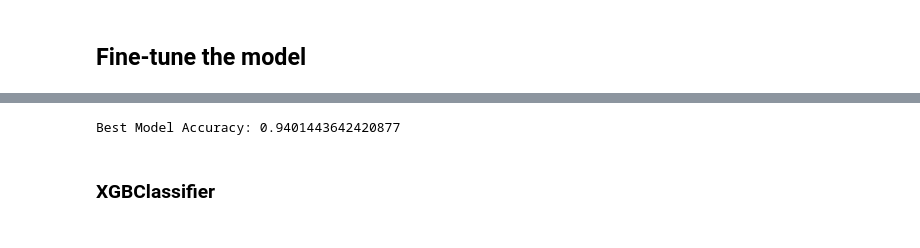
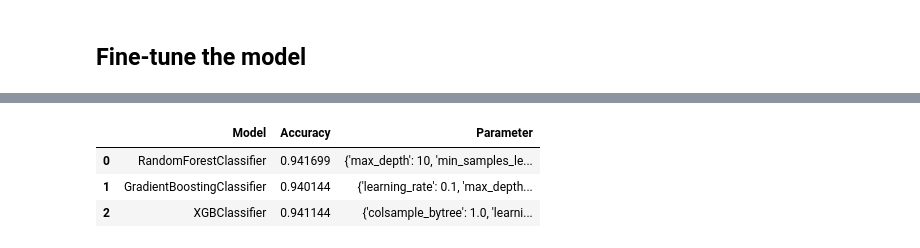
Before and after one commit to BaoDias2505/FinalProject_Introduction-to-data-science, a Jupyter notebook: notebooks/04-Data-Modelling.ipynb, the cells around one changed output, grey strips where cells are left out. Saved outputs shown, nothing was run; the diff lists cells and outputs as text; code cells hidden in the pictures.

```diff
--- a/notebooks/04-Data-Modelling.ipynb
+++ b/notebooks/04-Data-Modelling.ipynb
@@ -208,45 +204,0 @@ HyperParameters: {'learning_rate': 0.1, 'max_depth': 3, 'min_samples_leaf': 1, '
-# %%
-# Train the model with the best hyperparameters
-warnings.filterwarnings("ignore")
-
-X_train_val = np.concatenate((X_train, X_valid), axis=0)
-y_train_val = np.concatenate((y_train, y_valid), axis=0)
-
-best_model = GradientBoostingClassifier(random_state=2023, **best_params)
-best_model.fit(X_train_val, y_train_val)
-
-# Make predictions on the test set using the best model
-y_pred_best = best_model.predict(X_test)
-
-# Evaluate the best model
-print(f"Best Model Accuracy: {accuracy_score(y_test, y_pred_best)}")
-# %% [output]
-Best Model Accuracy: 0.9401443642420877
-# %% [markdown]
-### XGBClassifier
-# %%
-# Define the hyperparameter grid
-
-param_grid = {
-    'learning_rate': [0.01, 0.1, 0.2],
-    'n_estimators': [50, 100, 150],
-    'max_depth': [3, 4, 5],
-    'min_child_weight': [1, 3, 5],
-    'subsample': [0.8, 0.9, 1.0],
-    'colsample_bytree': [0.8, 0.9, 1.0]
-}
-
-# Create the GridSearchCV object
-grid_search = GridSearchCV(XGBClassifier(random_state=2023),
-                           param_grid=param_grid,
-                           cv=5,
-                           scoring='accuracy',
-                           n_jobs=-1)
-
-# Fit the GridSearchCV object to the data
-grid_search.fit(X_valid, y_valid)
-
-# Get the best parameters from the grid search
-best_params = grid_search.best_params_
-
-print(f"HyperParameters: {best_params}")
@@ -267,0 +205,11 @@ print(f"Best Model Accuracy: {accuracy_score(y_test, y_pred_best)}")
+# %%
+df = pd.DataFrame()
+df["Model"] = ['RandomForestClassifier','GradientBoostingClassifier','XGBClassifier']
+df["Accuracy"] = best_acc
+df["Parameter"] = best_params
+df
+# %% [output]
+|  | Model | Accuracy | Parameter |
+| 0 | RandomForestClassifier | 0.941699 | {'max_depth': 10, 'min_samples_le... |
+| 1 | GradientBoostingClassifier | 0.940144 | {'learning_rate': 0.1, 'max_depth... |
+| 2 | XGBClassifier | 0.941144 | {'colsample_bytree': 1.0, 'learni... |
```
Also changed, not shown: parts of 9 cells of this notebook.
